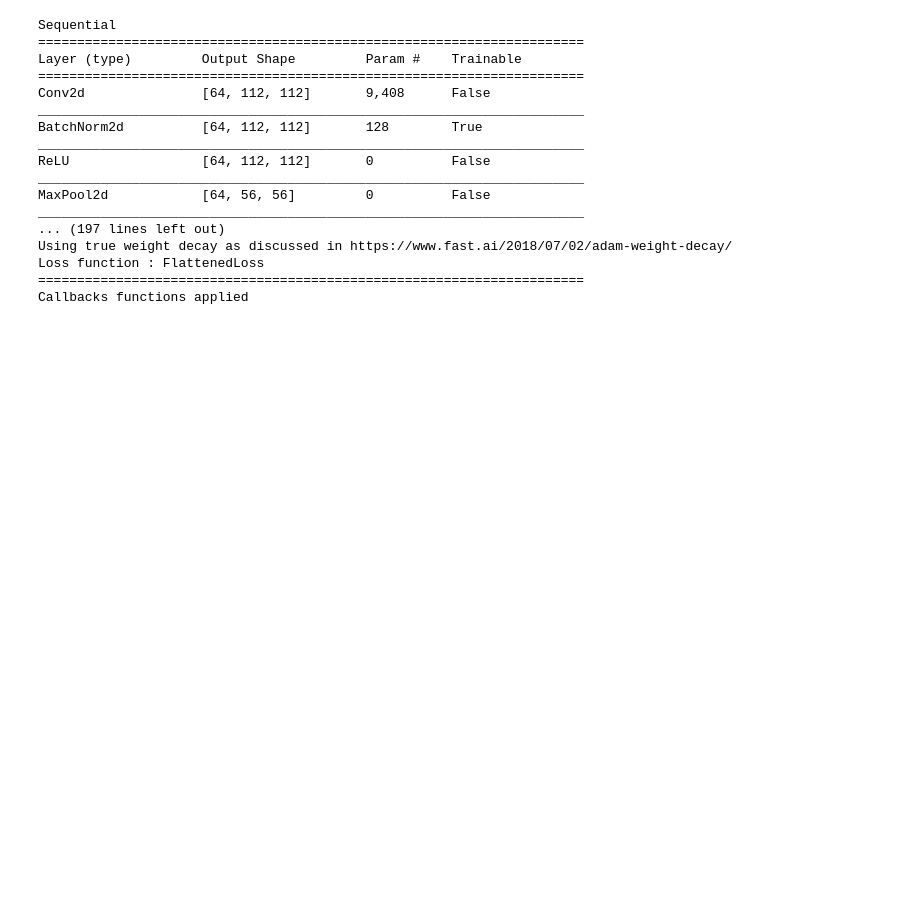
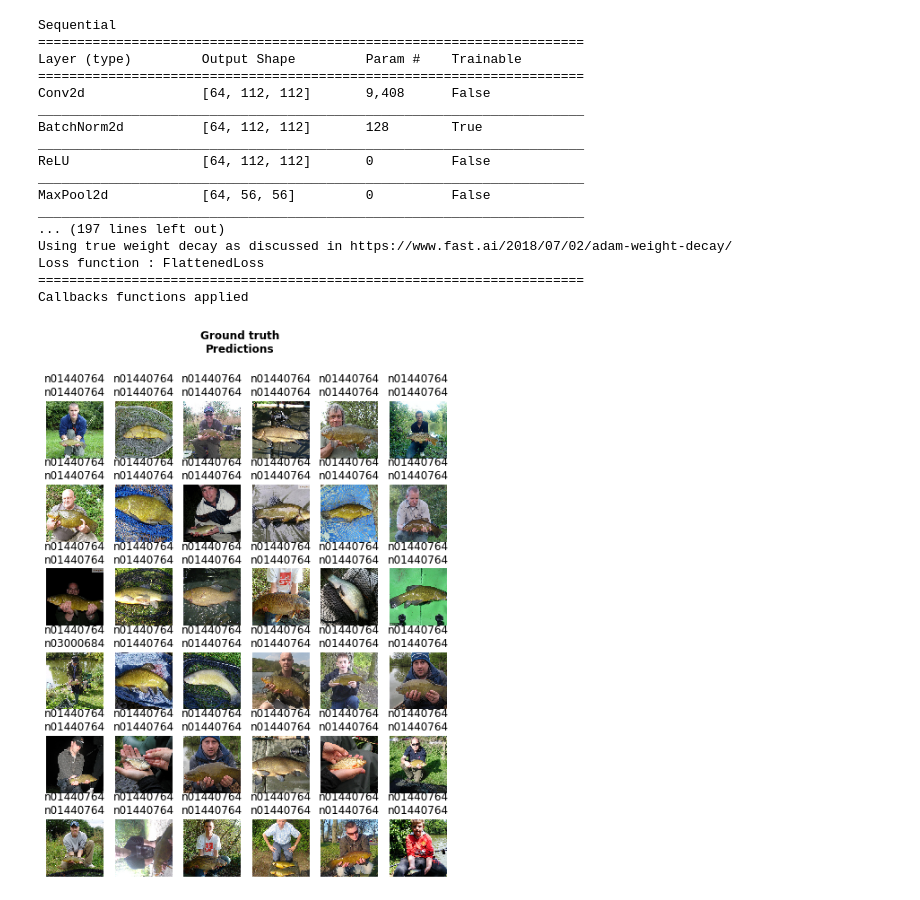
Before and after one commit to IvLabs/stagewise-knowledge-distillation, a Jupyter notebook: notebooks/resnet34_pretraining.ipynb, the cells around one changed output. Saved outputs shown, nothing was run; the diff lists cells and outputs as text; code cells hidden in the pictures; blank space fills up the shorter version.

```diff
--- a/notebooks/resnet34_pretraining.ipynb
+++ b/notebooks/resnet34_pretraining.ipynb
@@ -34,3 +34,9 @@ Callbacks functions applied
 learn.fit_one_cycle(10, max_lr = 1e-2)
 # %%
 learn.save('imagenet_bs64')
+# %%
+learn = cnn_learner(data, models.resnet34, metrics = accuracy, pretrained = True)
+learn.load('imagenet_bs64')
+learn.show_results(ds_type=DatasetType.Valid, rows=6, figsize=(8,10))
+# %% [output]
+[figure, added]
```
Also changed, not shown: 1 other file.
